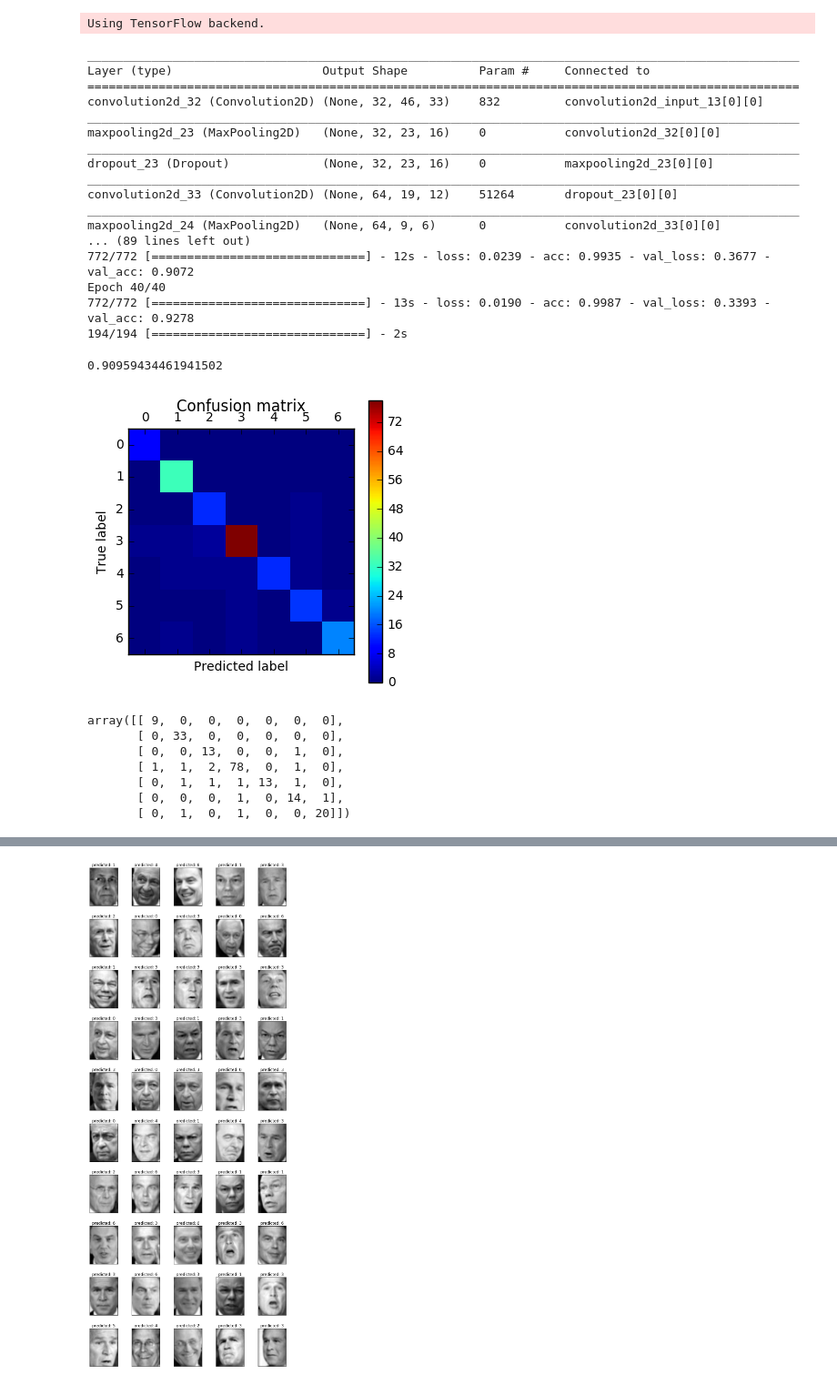
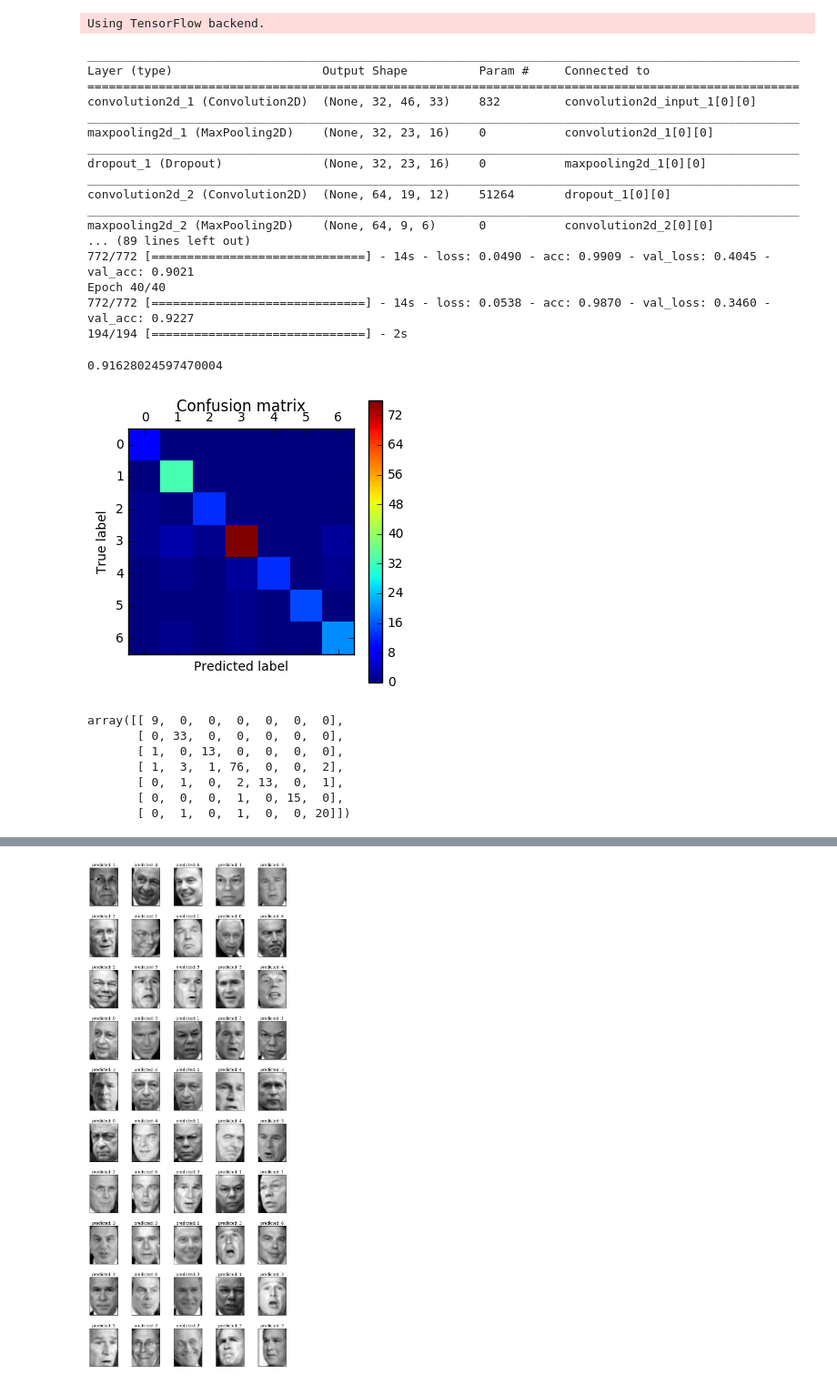
Before and after one commit to CS3244-EigenFace/EigenFace, a Jupyter notebook: Convolutional Neural Network.ipynb, the cells around one changed output, grey strips where cells are left out. Shown at 91% size. Cells and saved outputs as stored; diff of their text form; code cells hidden in the pictures.

Commit message:
Created 2 models, 1 for unaligned and 1 for aligned faces
Need to figure out how to create an ensemble of them.

```diff
--- a/Convolutional Neural Network.ipynb
+++ b/Convolutional Neural Network.ipynb
@@ -37,15 +42,20 @@ X_test = shapeData(X_test)
-# %%
-def normalize(data):
-    return data / 255
-
-X = normalize(X)
-X_train = normalize(X_train)
-X_test = normalize(X_test)
+# %%
+X = normalize(shapeData(X))
+
+X_train = normalize(shapeData(X_train))
+X_test = normalize(shapeData(X_test))
+
+X_train_aligned = normalize(shapeData(X_train_aligned, h=aligned_h, w=aligned_w))
+X_test_aligned = normalize(shapeData(X_test_aligned, h=aligned_h, w=aligned_w))
 # %%
 # one hot encode outputs
 y = np_utils.to_categorical(y)
-y_train = np_utils.to_categorical(y_train_categories)
-y_test = np_utils.to_categorical(y_test_categories)
+
+y_train = np_utils.to_categorical(y_train_raw)
+y_test = np_utils.to_categorical(y_test_raw)
+
+y_train_aligned = np_utils.to_categorical(y_train_aligned_raw)
+y_test_aligned = np_utils.to_categorical(y_test_aligned_raw)
 # %%
 def baseline_model():
     model = Sequential()
@@ -157,10 +167,9 @@ def model4():
     model.compile(loss="categorical_crossentropy", optimizer="adadelta", metrics=["accuracy"])
     return model
 
-def model5():
+def model5(h=h, w=w):
     model = Sequential()
     model.add(Convolution2D(32, 5, 5, input_shape=(1, h, w), border_mode='valid', activation='relu'))
-#     model.add(Convolution2D(32, 5, 5, border_mode='valid', activation="relu"))
     model.add(MaxPooling2D(pool_size=(2, 2)))
     model.add(Dropout(0.25))
 
@@ -193,44 +202,42 @@ model.fit(X_train, y_train,
           verbose=1)
 
 y_pred = model.predict_classes(X_test)
-f1_score(y_test_categories, y_pred, average='macro')
-# scores = model.evaluate(X_test, y_test, verbose=0)
-# print("Model accuracy: %.2f%%" % (scores[1]*100))
+f1_score(y_test_raw, y_pred, average='macro')
 # %% [output]
 ____________________________________________________________________________________________________
 Layer (type)                     Output Shape          Param #     Connected to
 ====================================================================================================
-convolution2d_32 (Convolution2D) (None, 32, 46, 33)    832         convolution2d_input_13[0][0]
+convolution2d_1 (Convolution2D)  (None, 32, 46, 33)    832         convolution2d_input_1[0][0]
 ____________________________________________________________________________________________________
-maxpooling2d_23 (MaxPooling2D)   (None, 32, 23, 16)    0           convolution2d_32[0][0]
+maxpooling2d_1 (MaxPooling2D)    (None, 32, 23, 16)    0           convolution2d_1[0][0]
 ____________________________________________________________________________________________________
-dropout_23 (Dropout)             (None, 32, 23, 16)    0           maxpooling2d_23[0][0]
+dropout_1 (Dropout)              (None, 32, 23, 16)    0           maxpooling2d_1[0][0]
 ____________________________________________________________________________________________________
-convolution2d_33 (Convolution2D) (None, 64, 19, 12)    51264       dropout_23[0][0]
+convolution2d_2 (Convolution2D)  (None, 64, 19, 12)    51264       dropout_1[0][0]
 ____________________________________________________________________________________________________
-maxpooling2d_24 (MaxPooling2D)   (None, 64, 9, 6)      0           convolution2d_33[0][0]
+maxpooling2d_2 (MaxPooling2D)    (None, 64, 9, 6)      0           convolution2d_2[0][0]
 ... (89 lines left out)
-772/772 [==============================] - 12s - loss: 0.0239 - acc: 0.9935 - val_loss: 0.3677 - val_acc: 0.9072
+772/772 [==============================] - 14s - loss: 0.0490 - acc: 0.9909 - val_loss: 0.4045 - val_acc: 0.9021
 Epoch 40/40
-772/772 [==============================] - 13s - loss: 0.0190 - acc: 0.9987 - val_loss: 0.3393 - val_acc: 0.9278
+772/772 [==============================] - 14s - loss: 0.0538 - acc: 0.9870 - val_loss: 0.3460 - val_acc: 0.9227
 194/194 [==============================] - 2s
-0.90959434461941502
+0.91628024597470004
 # %%
 from sklearn.metrics import confusion_matrix
-cm = confusion_matrix(y_test_categories, y_pred)
+cm = confusion_matrix(y_test_raw, y_pred)
 plt.matshow(cm)
 plt.title('Confusion matrix')
 plt.colorbar()
 plt.ylabel('True label')
 plt.xlabel('Predicted label')
 plt.show()
 cm
 # %% [output]
-[figure, old version]
+[figure, new version]
 array([[ 9,  0,  0,  0,  0,  0,  0],
        [ 0, 33,  0,  0,  0,  0,  0],
-       [ 0,  0, 13,  0,  0,  1,  0],
-       [ 1,  1,  2, 78,  0,  1,  0],
-       [ 0,  1,  1,  1, 13,  1,  0],
-       [ 0,  0,  0,  1,  0, 14,  1],
+       [ 1,  0, 13,  0,  0,  0,  0],
+       [ 1,  3,  1, 76,  0,  0,  2],
+       [ 0,  1,  0,  2, 13,  0,  1],
+       [ 0,  0,  0,  1,  0, 15,  0],
        [ 0,  1,  0,  1,  0,  0, 20]])
```
Also changed, not shown: parts of 13 cells of this notebook.
